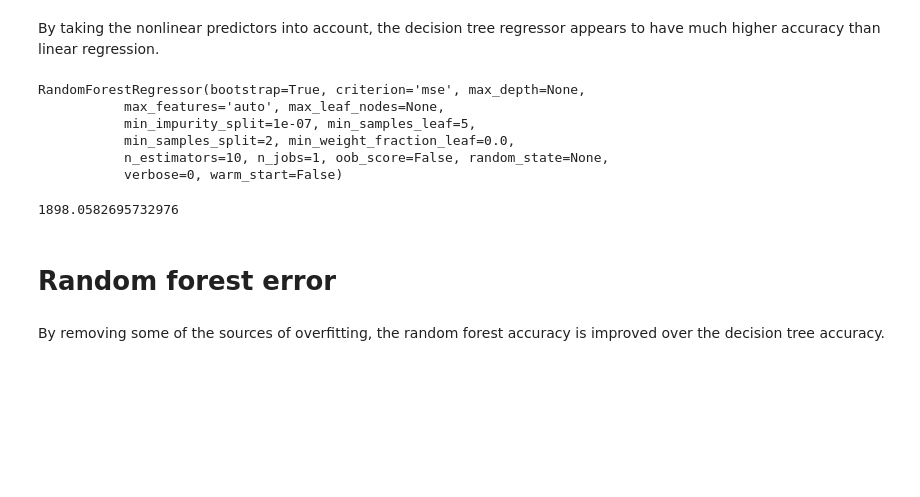
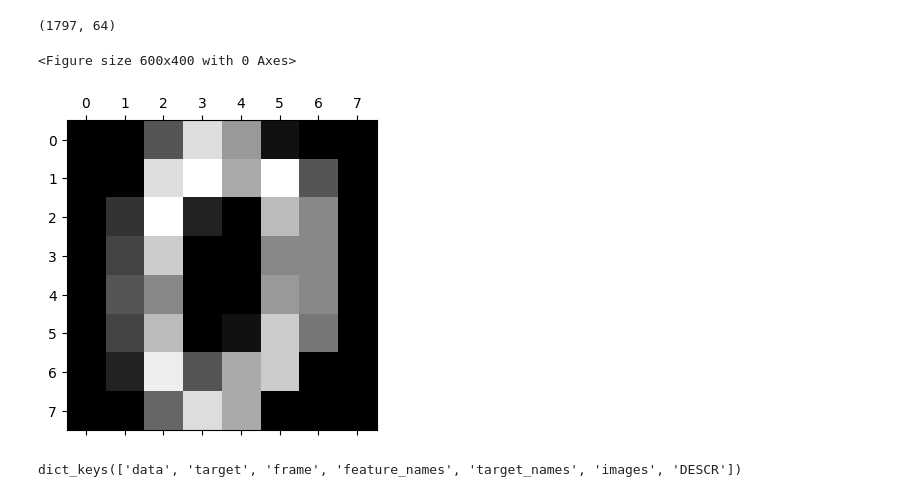
Before and after one commit to Arkintea/DataQuest, a Jupyter notebook: Basics.ipynb, the cells around one changed output. Saved outputs shown, nothing was run; the diff lists cells and outputs as text; code cells hidden in the pictures; blank space fills up the shorter version.

```diff
--- a/Basics.ipynb
+++ b/Basics.ipynb
@@ -121,24 +1,20 @@ numpy.mean((predictions - test["cnt"]) ** 2)
-# %% [markdown]
-By taking the nonlinear predictors into account, the decision tree regressor appears to have much higher accuracy than linear regression.
-# %%
-from sklearn.ensemble import RandomForestRegressor
-
-reg = RandomForestRegressor(min_samples_leaf=5)
-reg.fit(train[predictors], train["cnt"])
-# %% [output]
-RandomForestRegressor(bootstrap=True, criterion='mse', max_depth=None,
-           max_features='auto', max_leaf_nodes=None,
-           min_impurity_split=1e-07, min_samples_leaf=5,
-           min_samples_split=2, min_weight_fraction_leaf=0.0,
-           n_estimators=10, n_jobs=1, oob_score=False, random_state=None,
-           verbose=0, warm_start=False)
-# %%
-predictions = reg.predict(test[predictors])
-
-numpy.mean((predictions - test["cnt"]) ** 2)
-# %% [output]
-1898.0582695732976
-# %% [markdown]
-# Random forest error
-# %% [markdown]
-By removing some of the sources of overfitting, the random forest accuracy is improved over the decision tree accuracy.
+# %%
+from sklearn.datasets import load_digits
+import matplotlib.pyplot as plt
+import pandas as pd
+import numpy as np
+%matplotlib inline
+
+digits = load_digits()
+print(digits.data.shape)
+plt.gray()
+plt.matshow(digits.images[0])
+plt.show()
+# %% [output]
+(1797, 64)
+<Figure size 600x400 with 0 Axes>
+[figure, added]
+# %%
+digits.keys()
+# %% [output]
+dict_keys(['data', 'target', 'frame', 'feature_names', 'target_names', 'images', 'DESCR'])
```
Also changed, not shown: parts of 35 cells of this notebook.
